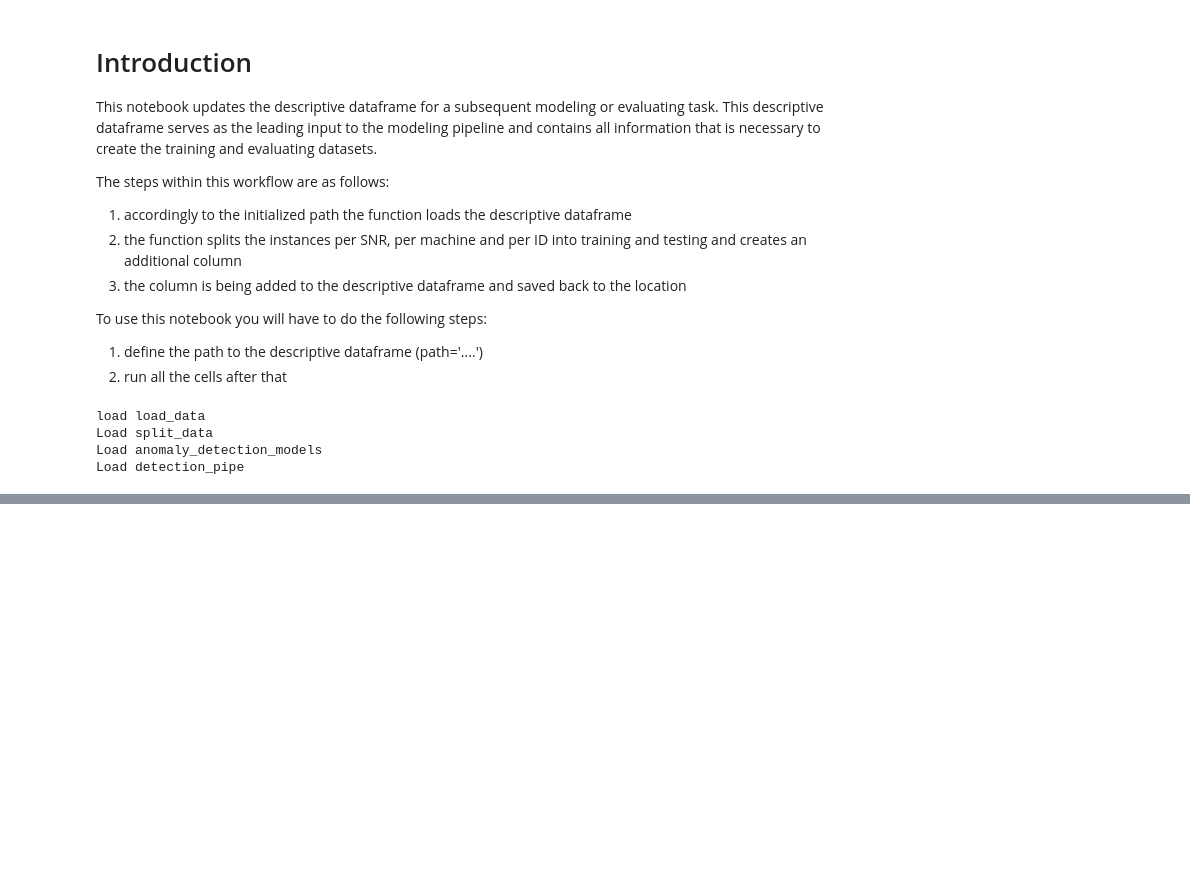
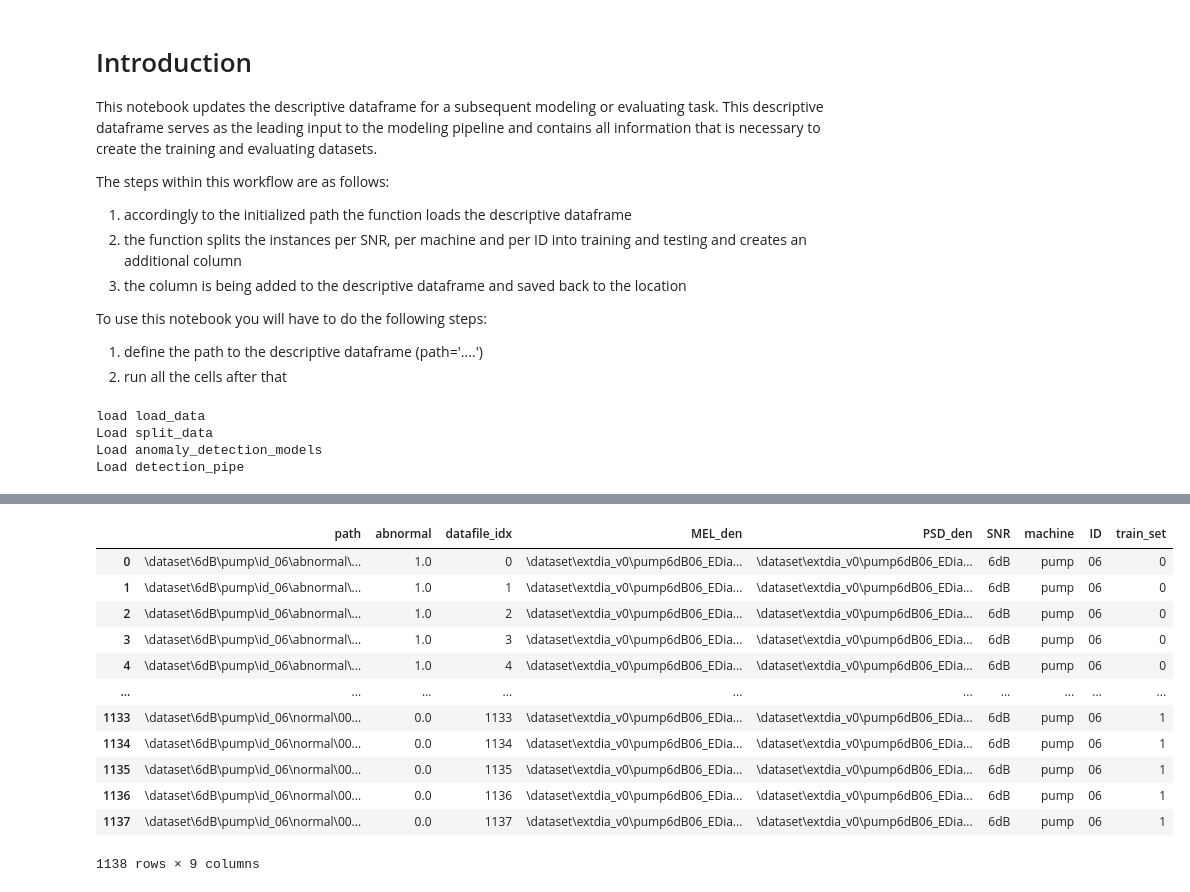
Before and after one commit to BA-HanseML/NF_Prj_MIMII_Dataset, a Jupyter notebook: utility/workshop/train_test_split.ipynb, the cells around one changed output, grey strips where cells are left out. Drawn from its saved outputs; the diff is of its cells as text; code cells hidden in the pictures; blank space fills up the shorter version.

```diff
--- a/utility/workshop/train_test_split.ipynb
+++ b/utility/workshop/train_test_split.ipynb
@@ -61,3 +61,21 @@ for diagram in diagrams:
 .\..\..\dataset\extdia_v0\valvemin6dB02_EDiaV0_pandaDisc.pkl probably not existent
 .\..\..\dataset\extdia_v0\valvemin6dB04_EDiaV0_pandaDisc.pkl probably not existent
 .\..\..\dataset\extdia_v0\valvemin6dB06_EDiaV0_pandaDisc.pkl probably not existent
+# %%
+table = pd.read_pickle('.\..\..\dataset\extdia_v0\pump6dB06_EDiaV0_pandaDisc.pkl')
+# %%
+table
+# %% [output]
+|  | path | abnormal | datafile_idx | MEL_den | PSD_den | SNR | machine | ID | train_set |
+| 0 | \dataset\6dB\pump\id_06\abnormal\... | 1.0 | 0 | \dataset\extdia_v0\pump6dB06_EDia... | \dataset\extdia_v0\pump6dB06_EDia... | 6dB | pump | 06 | 0 |
+| 1 | \dataset\6dB\pump\id_06\abnormal\... | 1.0 | 1 | \dataset\extdia_v0\pump6dB06_EDia... | \dataset\extdia_v0\pump6dB06_EDia... | 6dB | pump | 06 | 0 |
+| 2 | \dataset\6dB\pump\id_06\abnormal\... | 1.0 | 2 | \dataset\extdia_v0\pump6dB06_EDia... | \dataset\extdia_v0\pump6dB06_EDia... | 6dB | pump | 06 | 0 |
+| 3 | \dataset\6dB\pump\id_06\abnormal\... | 1.0 | 3 | \dataset\extdia_v0\pump6dB06_EDia... | \dataset\extdia_v0\pump6dB06_EDia... | 6dB | pump | 06 | 0 |
+| 4 | \dataset\6dB\pump\id_06\abnormal\... | 1.0 | 4 | \dataset\extdia_v0\pump6dB06_EDia... | \dataset\extdia_v0\pump6dB06_EDia... | 6dB | pump | 06 | 0 |
+| ... | ... | ... | ... | ... | ... | ... | ... | ... | ... |
+| 1133 | \dataset\6dB\pump\id_06\normal\00... | 0.0 | 1133 | \dataset\extdia_v0\pump6dB06_EDia... | \dataset\extdia_v0\pump6dB06_EDia... | 6dB | pump | 06 | 1 |
+| 1134 | \dataset\6dB\pump\id_06\normal\00... | 0.0 | 1134 | \dataset\extdia_v0\pump6dB06_EDia... | \dataset\extdia_v0\pump6dB06_EDia... | 6dB | pump | 06 | 1 |
+| 1135 | \dataset\6dB\pump\id_06\normal\00... | 0.0 | 1135 | \dataset\extdia_v0\pump6dB06_EDia... | \dataset\extdia_v0\pump6dB06_EDia... | 6dB | pump | 06 | 1 |
+| 1136 | \dataset\6dB\pump\id_06\normal\00... | 0.0 | 1136 | \dataset\extdia_v0\pump6dB06_EDia... | \dataset\extdia_v0\pump6dB06_EDia... | 6dB | pump | 06 | 1 |
+| 1137 | \dataset\6dB\pump\id_06\normal\00... | 0.0 | 1137 | \dataset\extdia_v0\pump6dB06_EDia... | \dataset\extdia_v0\pump6dB06_EDia... | 6dB | pump | 06 | 1 |
+1138 rows × 9 columns
```
Also changed, not shown: parts of 1 cell of this notebook, 7 other files.
